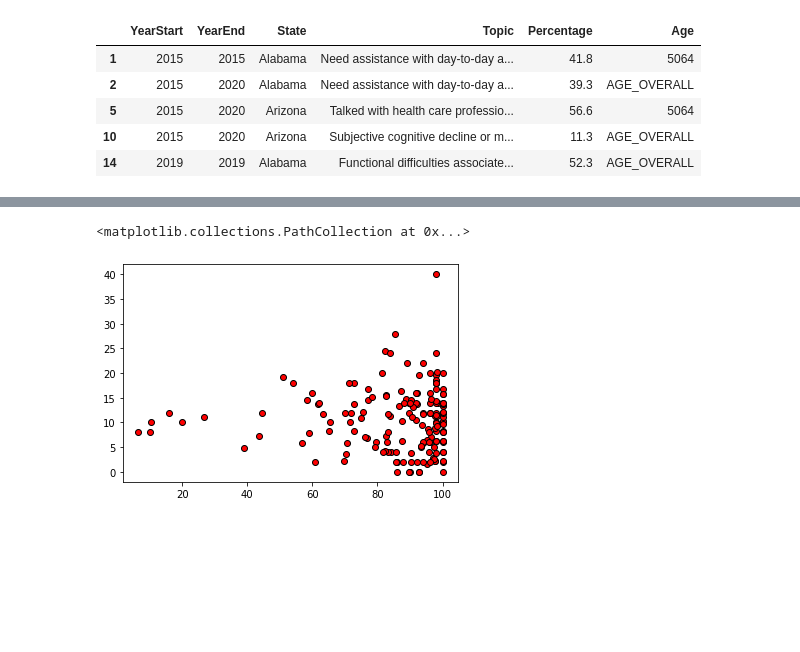
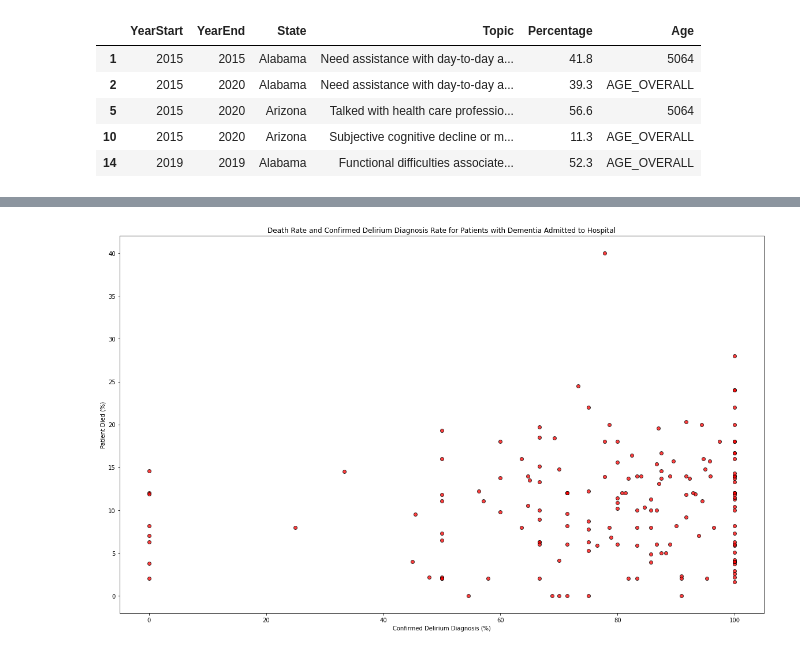
Before and after one commit to megangoode3/Group_Project_1, a Jupyter notebook: Working/Alzheimer_Aging.ipynb, the cells around one changed output, grey strips where cells are left out. Drawn from its saved outputs; the diff is of its cells as text; code cells hidden in the pictures; blank space fills up the shorter version.

Commit message:
Updated file with various plots

```diff
--- a/Working/Alzheimer_Aging.ipynb
+++ b/Working/Alzheimer_Aging.ipynb
@@ -91,9 +127,13 @@ cleaned_hospital_audit_df.head()
 # %%
 # create plot showing death rate for patients with dementia admitted to hospital
-plt.scatter(cleaned_hospital_audit_df['Presence of any pain (%)'], cleaned_hospital_audit_df['Patient died (%)'], marker='o', facecolors='red', edgecolors='black')
+plt.figure(figsize=(20, 12))
+plt.scatter(cleaned_hospital_audit_df['Confirmed delirium diagnosis (%)'], cleaned_hospital_audit_df['Patient died (%)'], marker='o', facecolors='red', edgecolors='black', alpha=0.75)
+plt.title('Death Rate and Confirmed Delirium Diagnosis Rate for Patients with Dementia Admitted to Hospital')
+plt.xlabel('Confirmed Delirium Diagnosis (%)')
+plt.ylabel('Patient Died (%)')
+plt.show()
 # %% [output]
-<matplotlib.collections.PathCollection at 0x...>
-[figure, old version]
+[figure, new version]
 # %%
 # create plot showing death rate for patients with dementia admitted to hospital
 cleaned_hospital_audit_df.hvplot.points(x='Presence of any pain (%)', y='Patient died (%)', width=2000, height=1000, title='Death Rate for Patients with Dementia Admitted to Hospital')
```
Also changed, not shown: parts of 9 cells of this notebook.
